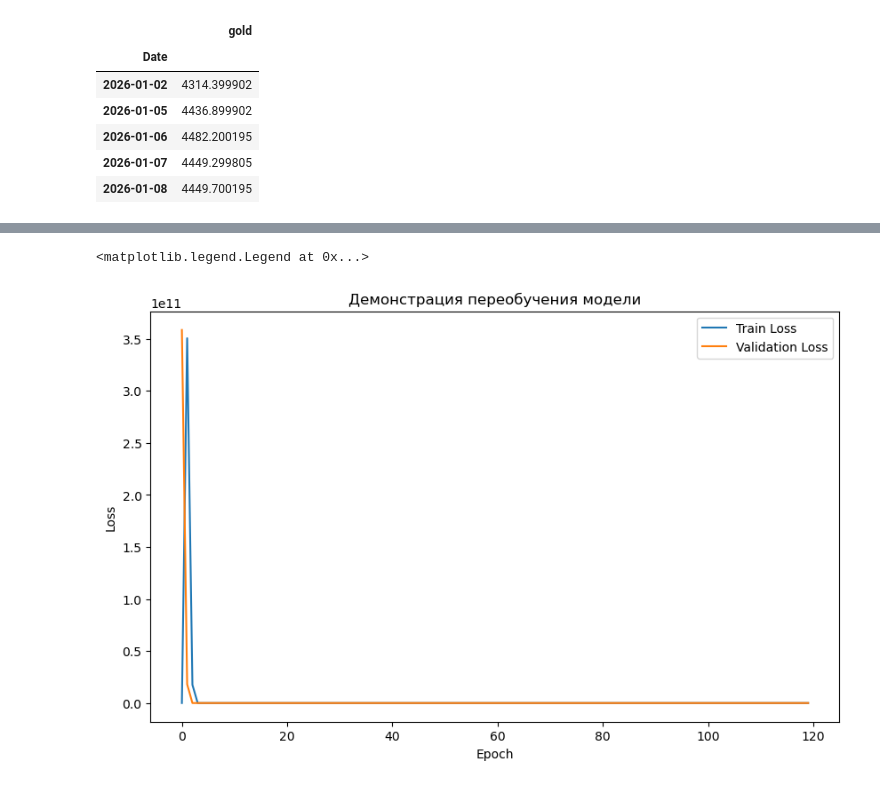
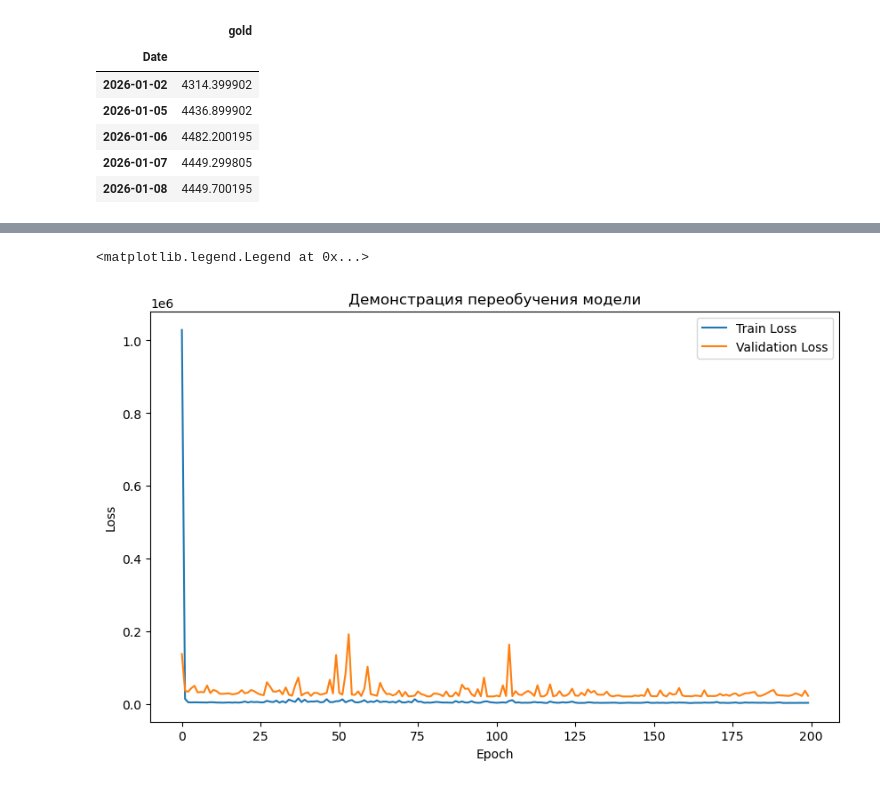
Before and after one commit to egoricsss/AI_labs, a Jupyter notebook: lab_1/lab_1.ipynb, the cells around one changed output, grey strips where cells are left out. Cells and saved outputs as stored; diff of their text form; code cells hidden in the pictures.

```diff
--- a/lab_1/lab_1.ipynb
+++ b/lab_1/lab_1.ipynb
@@ -515,40 +516,6 @@ plt.grid()
 Во-вторых, используемый временной ряд обладает достаточно выраженной структурой и корреляцией между соседними значениями, что упрощает задачу прогнозирования и снижает вероятность запоминания случайных шумовых компонентов.
 # %% [markdown]
 ## Увеличим  кол-во обучающих данных и уменьшим кол-во валидирующих
-# %%
-from sklearn.model_selection import train_test_split
-
-
-def build_model(input_size, neurons):
-
-    model = tf.keras.Sequential(
-        [
-            tf.keras.layers.Flatten(input_shape=(input_size, 1)),
-            tf.keras.layers.Dense(neurons, activation="relu"),
-            tf.keras.layers.Dense(1),
-        ]
-    )
-
-    return model
-
-
-def train_model(data, M, D, L, neurons, epochs=30):
-
-    X, y = create_dataset(data, M, D, L)
-
-    X_train, X_val, y_train, y_val = train_test_split(
-        X, y, test_size=0.005, shuffle=False
-    )
-
-    model = build_model(X.shape[1], neurons)
-
-    model.compile(optimizer="adam", loss="mse", metrics=["mae"])
-
-    history = model.fit(
-        X_train, y_train, validation_data=(X_val, y_val), epochs=epochs, verbose=0
-    )
-
-    return model, history, X_train, X_val, y_train, y_val
 # %%
 model, history, X_train, X_val, y_train, y_val = train_model(
     data.to_numpy(), M_fixed, D_fixed, L_fixed, neurons=65536*8, epochs=120
@@ -620,7 +580,7 @@ data.head()
 | 2026-01-08 | 4449.700195 |
 # %%
 model, history, X_train, X_val, y_train, y_val = train_model(
-    data.to_numpy(), M_fixed, D_fixed, L_fixed, neurons=65536*8, epochs=120
+    data.to_numpy(), 10, D_fixed, L_fixed, neurons=2048, epochs=200
 )
 
 plt.figure(figsize=(10, 6))
@@ -642,5 +599,5 @@ I0000 00:00:1775024557.693892   55726 device_compiler.h:196] Compiled cluster us
 <matplotlib.legend.Legend at 0x...>
-[figure, old version]
+[figure, new version]
 # %%
 y_train_pred = model.predict(X_train)
 y_val_pred = model.predict(X_val)
```
Also changed, not shown: parts of 20 cells of this notebook, 2 other files.
